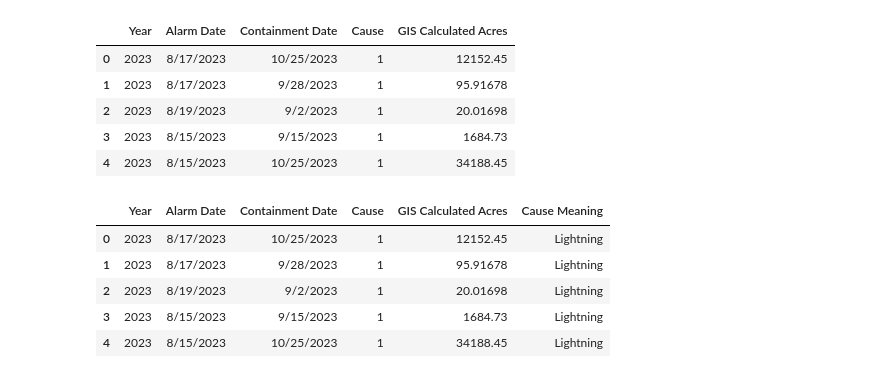
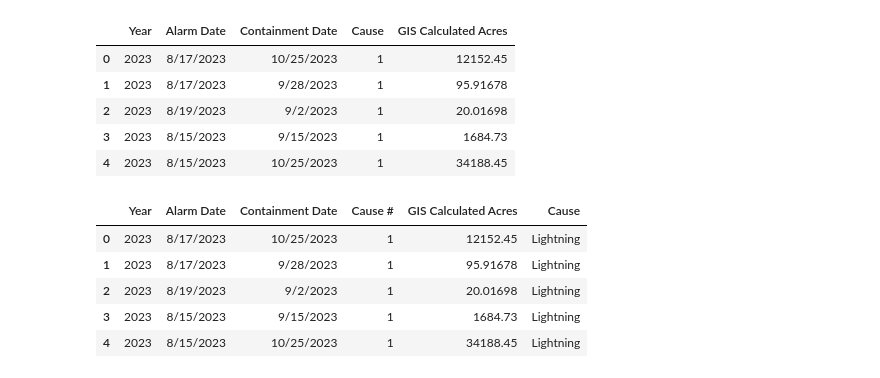
Before and after one commit to epsilonite/pandas-project, a Jupyter notebook: California Wildfire Seasonality/CA-Wildfire-2023.ipynb, the cells around one changed output. Saved outputs shown, nothing was run; the diff lists cells and outputs as text; code cells hidden in the pictures.

```diff
--- a/California Wildfire Seasonality/CA-Wildfire-2023.ipynb
+++ b/California Wildfire Seasonality/CA-Wildfire-2023.ipynb
@@ -71,8 +71,9 @@ df_2023.head()
 | 3 | 2023 | 8/15/2023 | 9/15/2023 | 1 | 1684.73 |
 | 4 | 2023 | 8/15/2023 | 10/25/2023 | 1 | 34188.45 |
 # %%
-df_2023['Cause Meaning'] = ''
-df_2023['Cause'] = df_2023['Cause'].astype(int)
+df_2023 = df_2023.rename(columns={'Cause': 'Cause #'})
+df_2023['Cause'] = ''
+df_2023['Cause #'] = df_2023['Cause #'].astype(int)
 def map_cause_to_meaning(i):
     if i == 1:
         return 'Lightning'
@@ -87,35 +88,35 @@ def map_cause_to_meaning(i):
     elif i == 6:
         return 'Railroad'
     elif i == 7:
         return 'Arson'
     elif i == 8:
         return 'Playing with fire'
     elif i == 9:
         return 'Miscellaneous'
     elif i == 10:
         return 'Vehicle'
     elif i == 11:
         return 'Powerline'
     elif i == 12:
         return 'Firefighter Training'
     elif i == 13:
         return 'Non-Firefighter Training'
     elif i == 14:
         return 'Unknown / Unidentified'
     elif i == 15:
         return 'Structure'
     elif i == 16:
         return 'Aircraft'
     elif i == 18:
         return 'Escaped Prescribed Burn'
     elif i == 19:
         return 'Illegal Alien Campfire'
     else:
         return 'N/A'
-df_2023['Cause Meaning'] = df_2023['Cause'].apply(map_cause_to_meaning)
+df_2023['Cause'] = df_2023['Cause #'].apply(map_cause_to_meaning)
 df_2023.head()
 # %% [output]
-|  | Year | Alarm Date | Containment Date | Cause | GIS Calculated Acres | Cause Meaning |
+|  | Year | Alarm Date | Containment Date | Cause # | GIS Calculated Acres | Cause |
 | 0 | 2023 | 8/17/2023 | 10/25/2023 | 1 | 12152.45 | Lightning |
 | 1 | 2023 | 8/17/2023 | 9/28/2023 | 1 | 95.91678 | Lightning |
 | 2 | 2023 | 8/19/2023 | 9/2/2023 | 1 | 20.01698 | Lightning |
```
